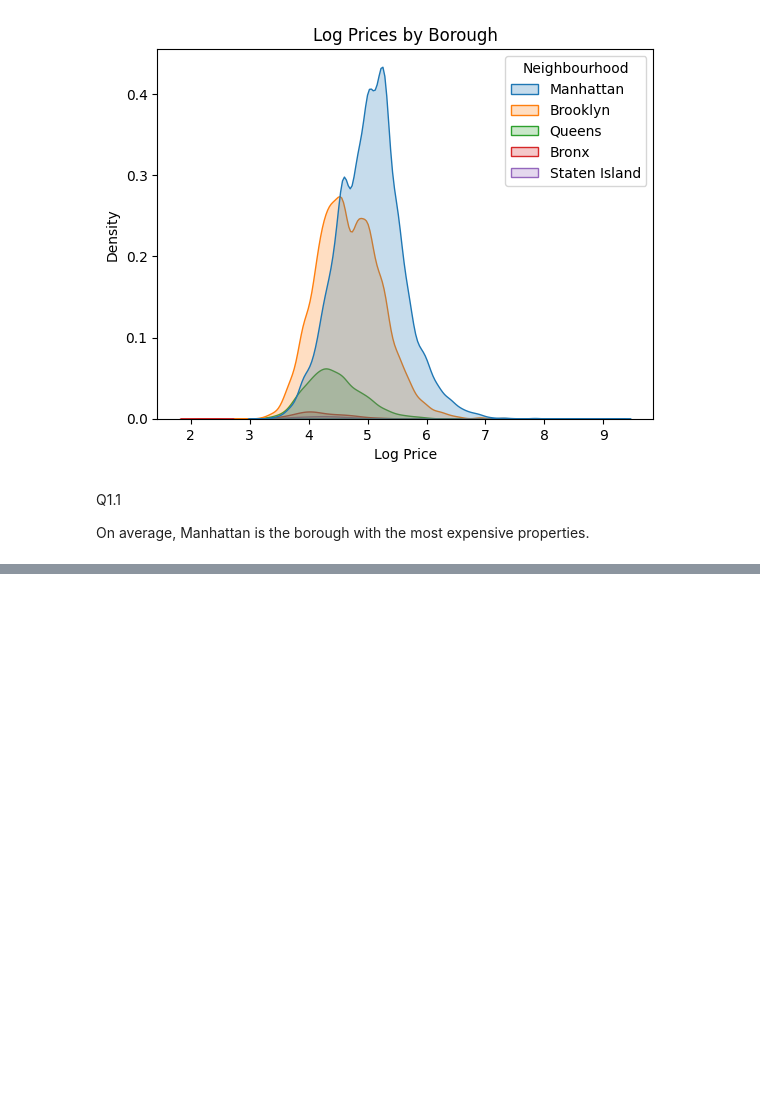
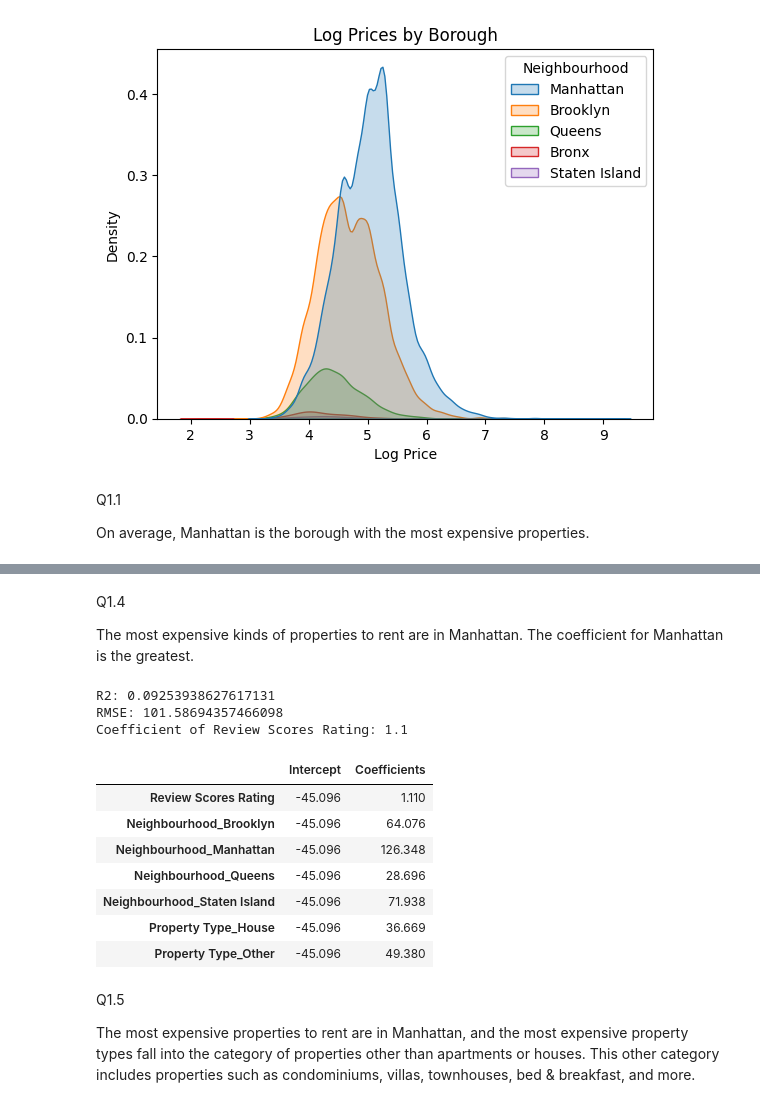
Before and after one commit to masonnicoletti/DS-3021, a Jupyter notebook: 05.1_reg_data_prep/Linear_Models_Lab.ipynb, the cells around one changed output, grey strips where cells are left out. Saved outputs shown, nothing was run; the diff lists cells and outputs as text; code cells hidden in the pictures; blank space fills up the shorter version.

Commit message:
Linear Models Lab Q1

```diff
--- a/05.1_reg_data_prep/Linear_Models_Lab.ipynb
+++ b/05.1_reg_data_prep/Linear_Models_Lab.ipynb
@@ -124,0 +235,66 @@ These coefficients are the same as the average prices for each borough found in
+# %% [markdown]
+Q1.4
+
+The most expensive kinds of properties to rent are in Manhattan. The coefficient for Manhattan is the greatest.
+# %%
+# Q1.5
+
+'''
+Run a regression of Price on Review Scores Rating and Neighborhood and Property Type.
+What is the R2 and RMSE on the test set? What is the coefficient on Review Scores Rating?
+What is the most expensive kind of property you can rent?
+'''
+
+# Load in data
+nyc_prop = pd.read_csv("../data/Q1_clean.csv")
+nyc_prop.rename(columns = {'Neighbourhood ': 'Neighbourhood'}, inplace=True)
+
+# One-hot Encoding for Property Type
+prop_type = ["Apartment", "House"]
+nyc_prop["Property Type"] = (nyc_prop['Property Type'].apply(lambda x: x if x in prop_type else 'Other')).astype('category')
+nyc_prop = pd.get_dummies(nyc_prop, columns = ["Neighbourhood", "Property Type"], drop_first=True)
+
+# Set up features and target variable
+x = pd.concat([nyc_prop[['Review Scores Rating']], nyc_prop.iloc[:, -6:]], axis=1)
+y = nyc_prop['Price']
+
+# Split data
+x_train, x_test, y_train, y_test = train_test_split(x, y, train_size = 0.8)
+
+# Regression
+model = LinearRegression()
+model.fit(x_train, y_train)
+pred = model.predict(x_test)
+coefs = model.coef_.round(3)
+intercept = model.intercept_.round(3)
+
+# Calculate error
+R2 = r2_score(y_test, pred)
+MSE = mean_squared_error(y_test, pred)
+RMSE = MSE ** 0.5
+
+# Create a coefficient table
+coef_table = pd.DataFrame({"Intercept": intercept, "Coefficients": coefs}, index = x.columns)
+
+# Output
+print("R2:", R2)
+print("RMSE:", RMSE)
+print("Coefficient of Review Scores Rating:", coefficient_table.loc['Review Scores Rating', 'Coefficient'])
+
+coef_table
+# %% [output]
+R2: 0.09253938627617131
+RMSE: 101.58694357466098
+Coefficient of Review Scores Rating: 1.1
+|  | Intercept | Coefficients |
+| Review Scores Rating | -45.096 | 1.110 |
+| Neighbourhood_Brooklyn | -45.096 | 64.076 |
+| Neighbourhood_Manhattan | -45.096 | 126.348 |
+| Neighbourhood_Queens | -45.096 | 28.696 |
+| Neighbourhood_Staten Island | -45.096 | 71.938 |
+| Property Type_House | -45.096 | 36.669 |
+| Property Type_Other | -45.096 | 49.380 |
+# %% [markdown]
+Q1.5
+
+The most expensive properties to rent are in Manhattan, and the most expensive property types fall into the category of properties other than apartments or houses. This other category includes properties such as condominiums, villas, townhouses, bed & breakfast, and more.
```
Also changed, not shown: parts of 10 cells of this notebook.
